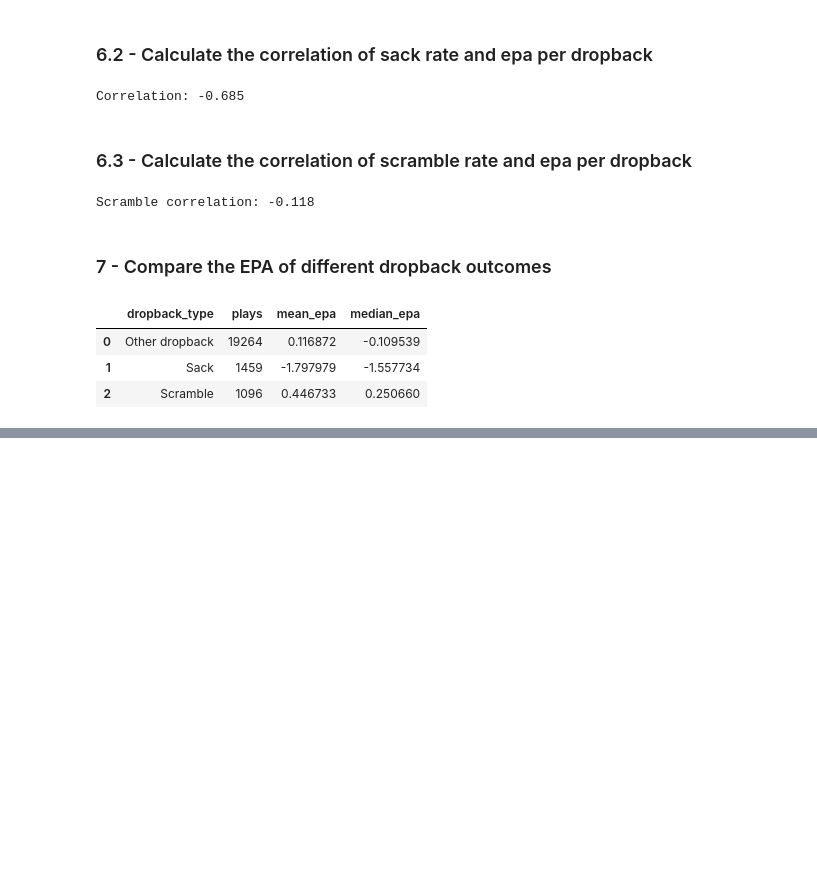
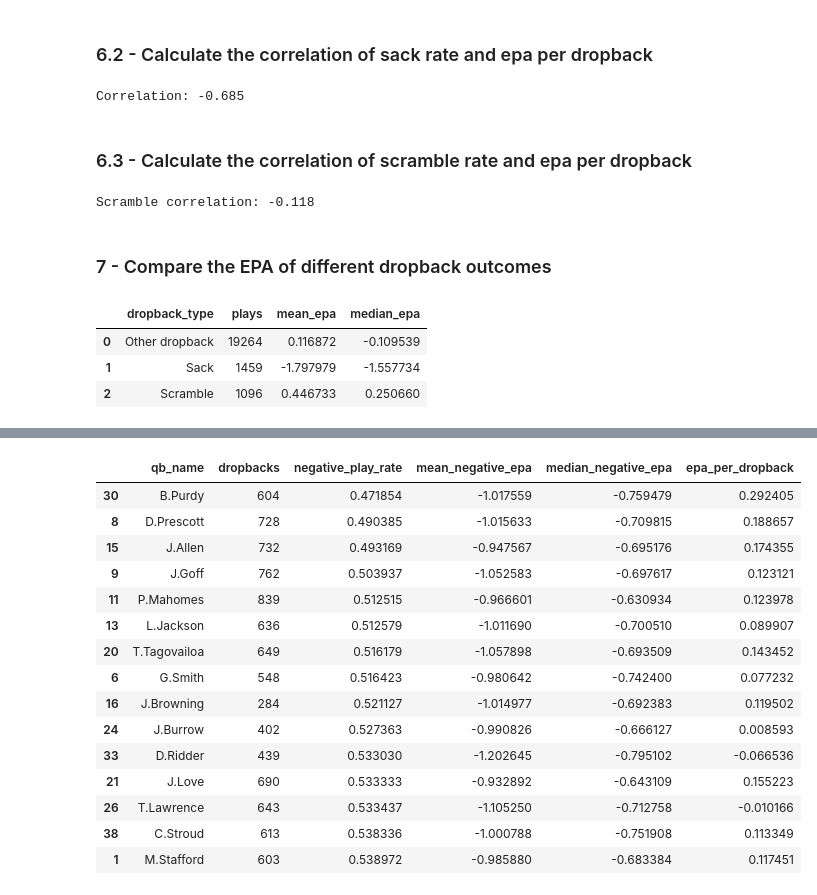
Before and after one commit to JadenGrossbaum/Data-Science, a Jupyter notebook: 01_nfl_qb_target_exploration.ipynb, the cells around one changed output, grey strips where cells are left out. Cells and saved outputs as stored; diff of their text form; code cells hidden in the pictures; blank space fills up the shorter version.

```diff
--- a/01_nfl_qb_target_exploration.ipynb
+++ b/01_nfl_qb_target_exploration.ipynb
@@ -350,0 +833,13 @@ epa_by_type
+# %%
+qb_negative_stats = (
+    negative_plays
+    .groupby(["qb_id", "qb_name"], as_index=False)
+    .agg(
+        negative_plays=("epa", "size"),
+        mean_negative_epa=("epa", "mean"),
+        median_negative_epa=("epa", "median"),
+        total_negative_epa=("epa", "sum")
+    )
+)
+
+qb_negative_stats.head(10)
@@ -350,0 +877,51 @@ epa_by_type
+# %%
+qb_negative_comparison = qualified_qbs.merge(
+    qb_negative_stats[
+        [
+            "qb_id",
+            "negative_plays",
+            "mean_negative_epa",
+            "median_negative_epa",
+            "total_negative_epa"
+        ]
+    ],
+    on="qb_id",
+    how="left",
+    validate="one_to_one"
+)
+
+qb_negative_comparison["negative_play_rate"] = (
+    qb_negative_comparison["negative_plays"]
+    / qb_negative_comparison["dropbacks"]
+)
+
+qb_negative_comparison[
+    [
+        "qb_name",
+        "dropbacks",
+        "negative_play_rate",
+        "mean_negative_epa",
+        "median_negative_epa",
+        "epa_per_dropback"
+    ]
+].sort_values(
+    "negative_play_rate",
+    ascending=True
+).head(15)
+# %% [output]
+|  | qb_name | dropbacks | negative_play_rate | mean_negative_epa | median_negative_epa | epa_per_dropback |
+| 30 | B.Purdy | 604 | 0.471854 | -1.017559 | -0.759479 | 0.292405 |
+| 8 | D.Prescott | 728 | 0.490385 | -1.015633 | -0.709815 | 0.188657 |
+| 15 | J.Allen | 732 | 0.493169 | -0.947567 | -0.695176 | 0.174355 |
+| 9 | J.Goff | 762 | 0.503937 | -1.052583 | -0.697617 | 0.123121 |
+| 11 | P.Mahomes | 839 | 0.512515 | -0.966601 | -0.630934 | 0.123978 |
+| 13 | L.Jackson | 636 | 0.512579 | -1.011690 | -0.700510 | 0.089907 |
+| 20 | T.Tagovailoa | 649 | 0.516179 | -1.057898 | -0.693509 | 0.143452 |
+| 6 | G.Smith | 548 | 0.516423 | -0.980642 | -0.742400 | 0.077232 |
+| 16 | J.Browning | 284 | 0.521127 | -1.014977 | -0.692383 | 0.119502 |
+| 24 | J.Burrow | 402 | 0.527363 | -0.990826 | -0.666127 | 0.008593 |
+| 33 | D.Ridder | 439 | 0.533030 | -1.202645 | -0.795102 | -0.066536 |
+| 21 | J.Love | 690 | 0.533333 | -0.932892 | -0.643109 | 0.155223 |
+| 26 | T.Lawrence | 643 | 0.533437 | -1.105250 | -0.712758 | -0.010166 |
+| 38 | C.Stroud | 613 | 0.538336 | -1.000788 | -0.751908 | 0.113349 |
+| 1 | M.Stafford | 603 | 0.538972 | -0.985880 | -0.683384 | 0.117451 |
```
Also changed, not shown: parts of 72 cells of this notebook.
